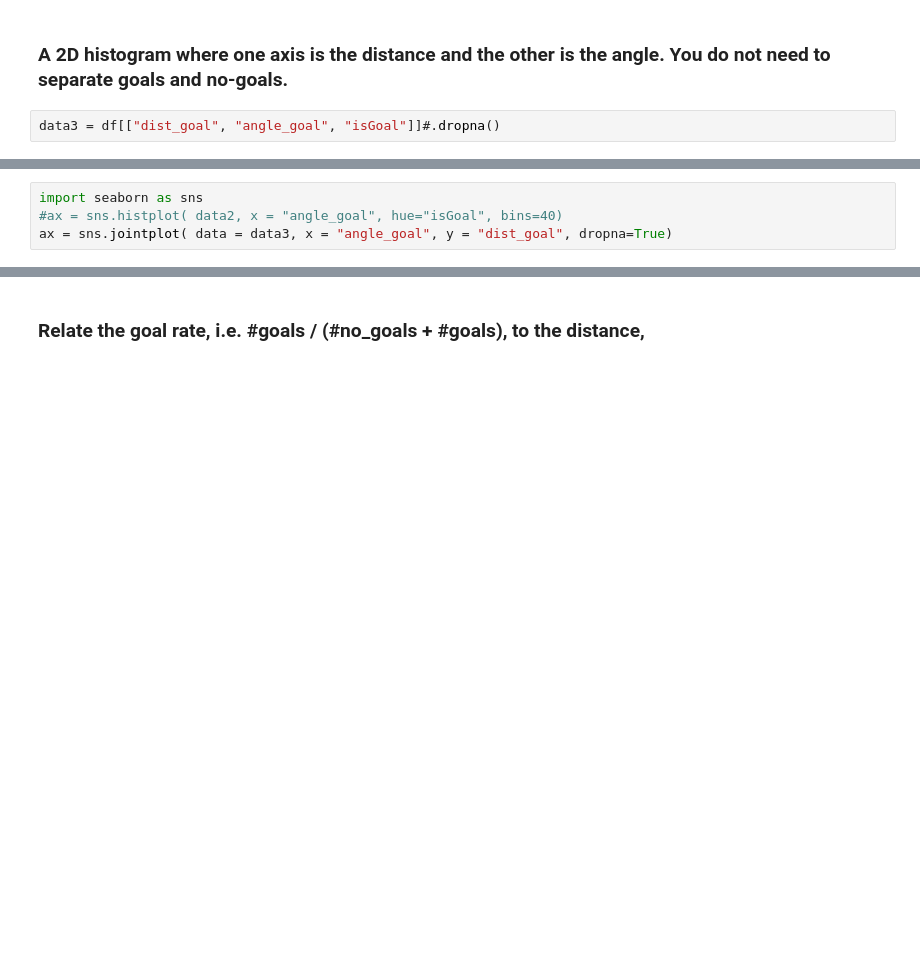
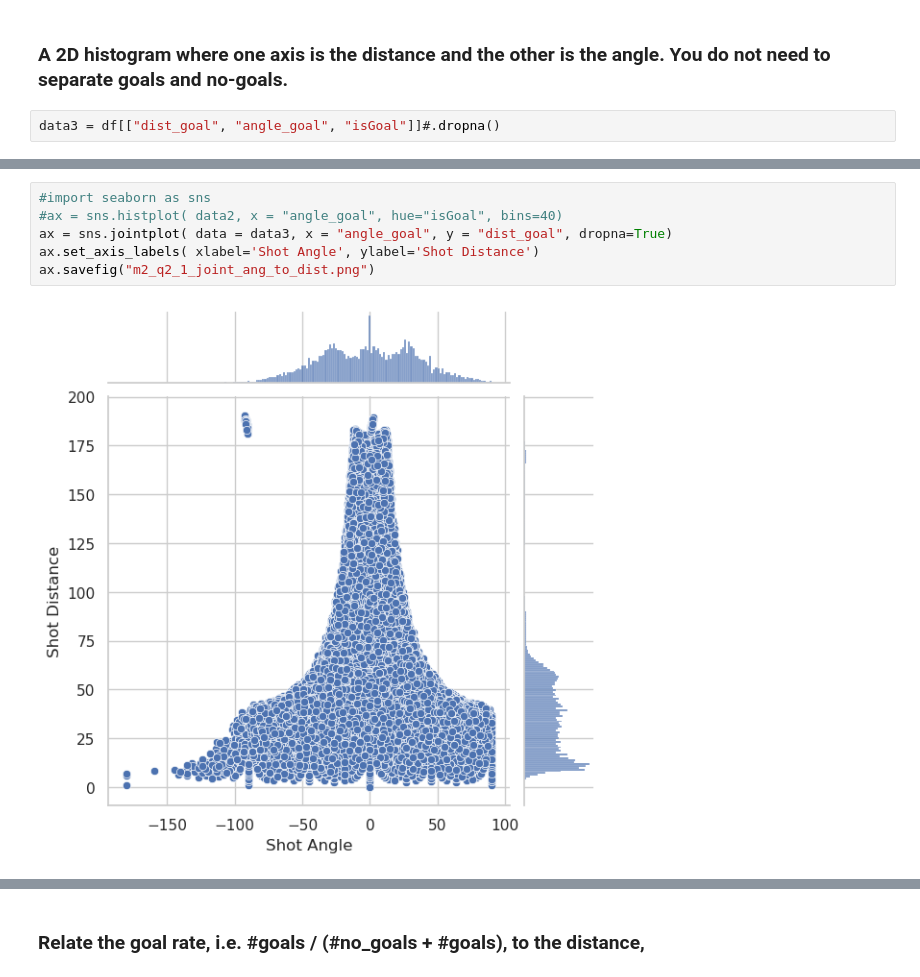
Before and after one commit to Jawing/ift6758-project-template-main, a Jupyter notebook: milestone2.ipynb, the cells around one changed output, grey strips where cells are left out. Cells and saved outputs as stored; diff of their text form; blank space fills up the shorter version.

```diff
--- a/milestone2.ipynb
+++ b/milestone2.ipynb
@@ -181,4 +194,8 @@ data3.head()
 # %%
-import seaborn as sns
+#import seaborn as sns
 #ax = sns.histplot( data2, x = "angle_goal", hue="isGoal", bins=40)
 ax = sns.jointplot( data = data3, x = "angle_goal", y = "dist_goal", dropna=True)
+ax.set_axis_labels( xlabel='Shot Angle', ylabel='Shot Distance')
+ax.savefig("m2_q2_1_joint_ang_to_dist.png")
+# %% [output]
+[figure, added]
```
Also changed, not shown: parts of 64 cells of this notebook.
